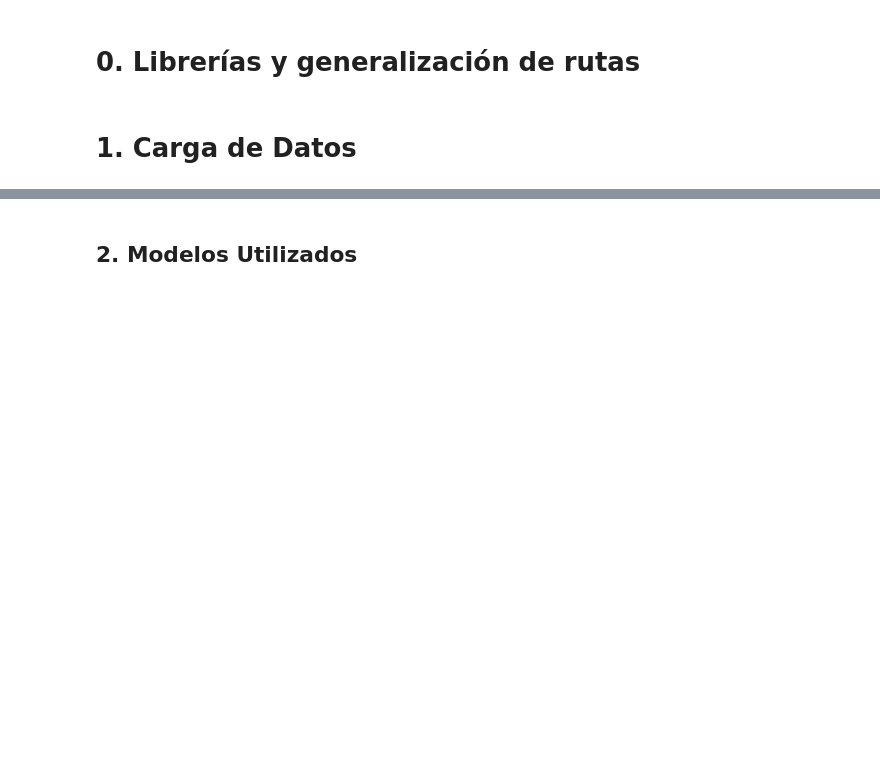
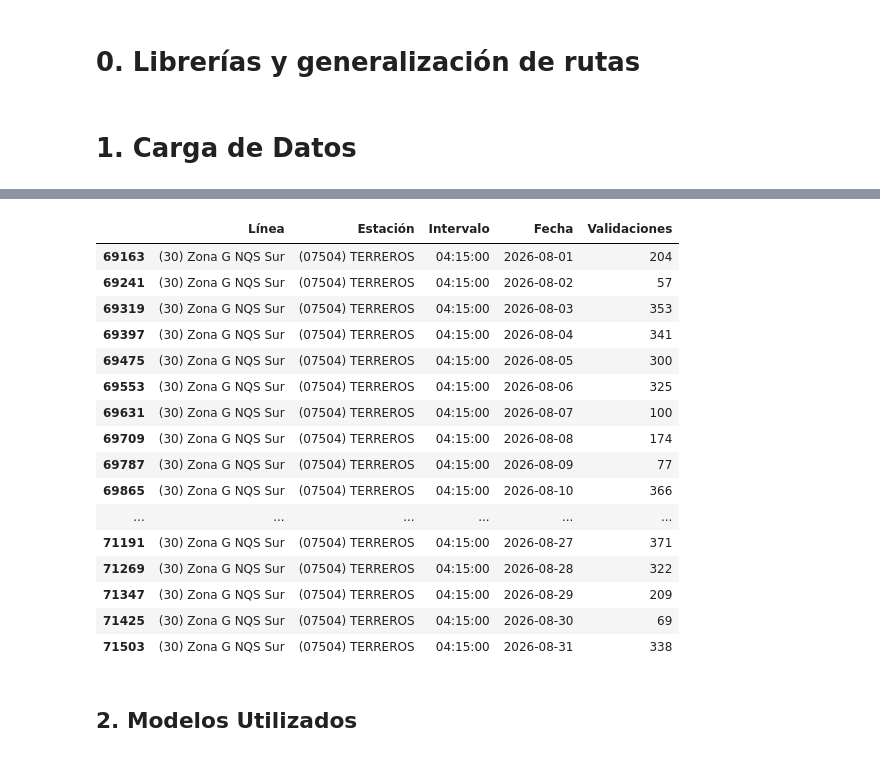
Before and after one commit to QueenR1014/FlujoTransmilenio, a Jupyter notebook: notebooks/v2.ipynb, the cells around one changed output, grey strips where cells are left out. Saved outputs shown, nothing was run; the diff lists cells and outputs as text; code cells hidden in the pictures; blank space fills up the shorter version.

```diff
--- a/notebooks/v2.ipynb
+++ b/notebooks/v2.ipynb
@@ -70,3 +70,56 @@ def miles(x, _=None):
     return f"{x / 1000:,.0f} mil".replace(",", ".") if abs(x) >= 1000 else f"{x:,.0f}"
 # %% [markdown]
 # 1. Carga de Datos
+# %%
+import pandas as pd
+
+# 1. Leer el Excel
+df = pd.read_excel(RAW/"Validaciones_Agosto.xlsx")
+
+# 2. Eliminar las filas donde Fase = "Dual"
+df = df[df["Fase"] != "Dual"].copy()
+
+# 3. Identificar las columnas de fechas usando iloc
+#    Las fechas están desde la columna 6 hasta la 36
+columnas_fecha = df.columns[5:36]
+
+# 4. Pasar de formato ancho a formato largo
+#
+#    Cada registro original se convierte en 31 registros:
+#    uno por cada día de agosto.
+data = df.melt(
+    id_vars=["Línea", "Estación", "Intervalo"],
+    value_vars=columnas_fecha,
+    var_name="Fecha",
+    value_name="Validaciones"
+)
+
+# 5. Convertir Fecha a datetime
+data["Fecha"] = pd.to_datetime(data["Fecha"])
+
+# 6. Sumar las validaciones agrupando por:
+#    Línea, Estación, Intervalo y Fecha
+data = (
+    data
+    .groupby(
+        ["Línea", "Estación", "Intervalo", "Fecha"],
+        as_index=False
+    )["Validaciones"]
+    .sum()
+)
+
+# 7. Ordenar el resultado
+data = data.sort_values(
+    ["Línea", "Estación", "Fecha", "Intervalo"]
+).reset_index(drop=True)
+
+# 8. Verificar resultado
+print(data.head())
+print(data.shape)
+print(data.columns)
+from datetime import time
+data[
+    (data['Estación']=='(07504) TERREROS') &
+    (data['Intervalo'] == time(4,15))
+]
+# %% [output]
@@ -73,3 +134,20 @@ def miles(x, _=None):
+|  | Línea | Estación | Intervalo | Fecha | Validaciones |
+| 69163 | (30) Zona G NQS Sur | (07504) TERREROS | 04:15:00 | 2026-08-01 | 204 |
+| 69241 | (30) Zona G NQS Sur | (07504) TERREROS | 04:15:00 | 2026-08-02 | 57 |
+| 69319 | (30) Zona G NQS Sur | (07504) TERREROS | 04:15:00 | 2026-08-03 | 353 |
+| 69397 | (30) Zona G NQS Sur | (07504) TERREROS | 04:15:00 | 2026-08-04 | 341 |
+| 69475 | (30) Zona G NQS Sur | (07504) TERREROS | 04:15:00 | 2026-08-05 | 300 |
+| 69553 | (30) Zona G NQS Sur | (07504) TERREROS | 04:15:00 | 2026-08-06 | 325 |
+| 69631 | (30) Zona G NQS Sur | (07504) TERREROS | 04:15:00 | 2026-08-07 | 100 |
+| 69709 | (30) Zona G NQS Sur | (07504) TERREROS | 04:15:00 | 2026-08-08 | 174 |
+| 69787 | (30) Zona G NQS Sur | (07504) TERREROS | 04:15:00 | 2026-08-09 | 77 |
+| 69865 | (30) Zona G NQS Sur | (07504) TERREROS | 04:15:00 | 2026-08-10 | 366 |
+| ... | ... | ... | ... | ... | ... |
+| 71191 | (30) Zona G NQS Sur | (07504) TERREROS | 04:15:00 | 2026-08-27 | 371 |
+| 71269 | (30) Zona G NQS Sur | (07504) TERREROS | 04:15:00 | 2026-08-28 | 322 |
+| 71347 | (30) Zona G NQS Sur | (07504) TERREROS | 04:15:00 | 2026-08-29 | 209 |
+| 71425 | (30) Zona G NQS Sur | (07504) TERREROS | 04:15:00 | 2026-08-30 | 69 |
+| 71503 | (30) Zona G NQS Sur | (07504) TERREROS | 04:15:00 | 2026-08-31 | 338 |
 # %% [markdown]
 ## 2. Modelos Utilizados
 # %% [markdown]
```
Also changed, not shown: parts of 1 cell of this notebook.
